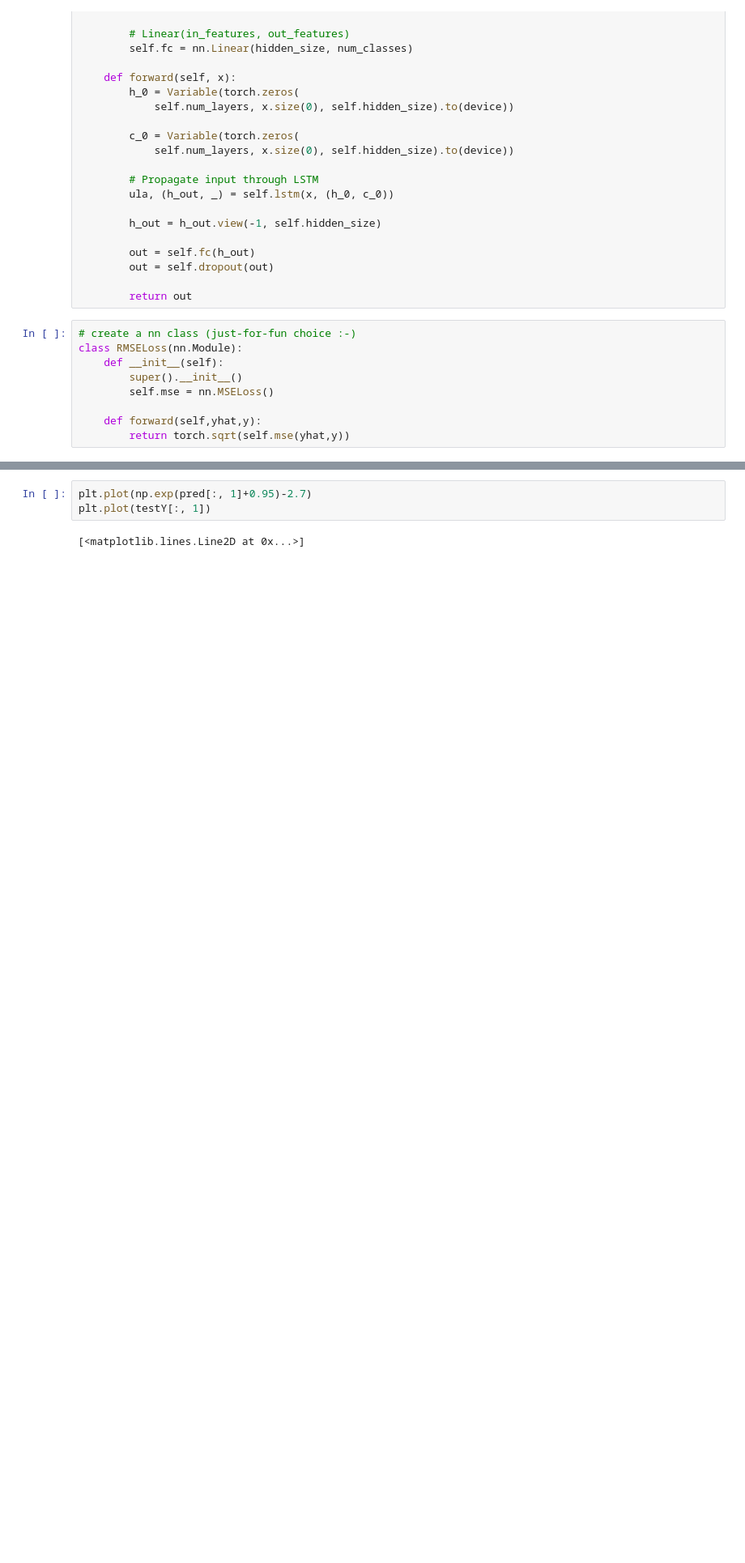
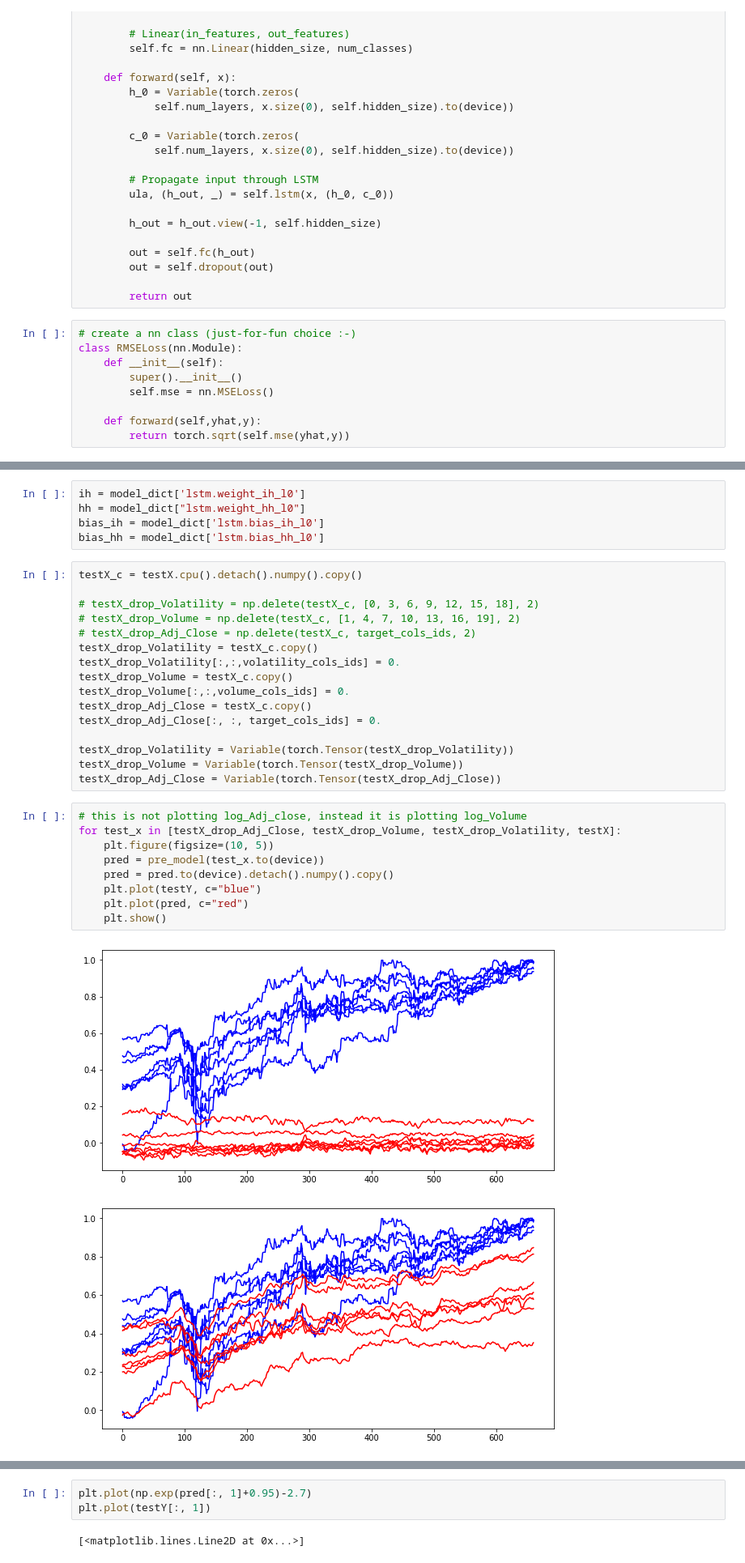
Before and after one commit to soraew/stock_quantiative_analysis, a Jupyter notebook: src/7_ANN/LSTM_1.ipynb, the cells around one changed output, grey strips where cells are left out. Shown at 81% size. Cells and saved outputs as stored; diff of their text form; blank space fills up the shorter version.

```diff
--- a/src/7_ANN/LSTM_1.ipynb
+++ b/src/7_ANN/LSTM_1.ipynb
@@ -454,0 +455,33 @@ for epoch in progress_bar(range(num_epochs)):
+# %%
+ih = model_dict['lstm.weight_ih_l0']
+hh = model_dict["lstm.weight_hh_l0"]
+bias_ih = model_dict['lstm.bias_ih_l0']
+bias_hh = model_dict['lstm.bias_hh_l0']
+# %%
+testX_c = testX.cpu().detach().numpy().copy()
+
+# testX_drop_Volatility = np.delete(testX_c, [0, 3, 6, 9, 12, 15, 18], 2)
+# testX_drop_Volume = np.delete(testX_c, [1, 4, 7, 10, 13, 16, 19], 2)
+# testX_drop_Adj_Close = np.delete(testX_c, target_cols_ids, 2)
+testX_drop_Volatility = testX_c.copy()
+testX_drop_Volatility[:,:,volatility_cols_ids] = 0.
+testX_drop_Volume = testX_c.copy()
+testX_drop_Volume[:,:,volume_cols_ids] = 0.
+testX_drop_Adj_Close = testX_c.copy()
+testX_drop_Adj_Close[:, :, target_cols_ids] = 0.
+
+testX_drop_Volatility = Variable(torch.Tensor(testX_drop_Volatility))
+testX_drop_Volume = Variable(torch.Tensor(testX_drop_Volume))
+testX_drop_Adj_Close = Variable(torch.Tensor(testX_drop_Adj_Close))
+# %%
+# this is not plotting log_Adj_close, instead it is plotting log_Volume
+for test_x in [testX_drop_Adj_Close, testX_drop_Volume, testX_drop_Volatility, testX]:
+    plt.figure(figsize=(10, 5))
+    pred = pre_model(test_x.to(device))
+    pred = pred.to(device).detach().numpy().copy()
+    plt.plot(testY, c="blue")
+    plt.plot(pred, c="red")
+    plt.show()
+# %% [output]
+[figure, added]
+[figure, added]
```
Also changed, not shown: parts of 19 cells of this notebook.
